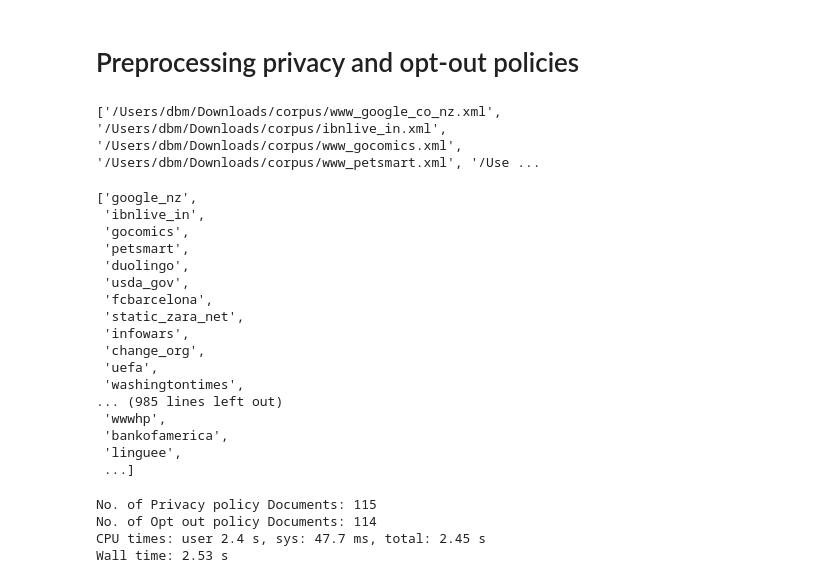
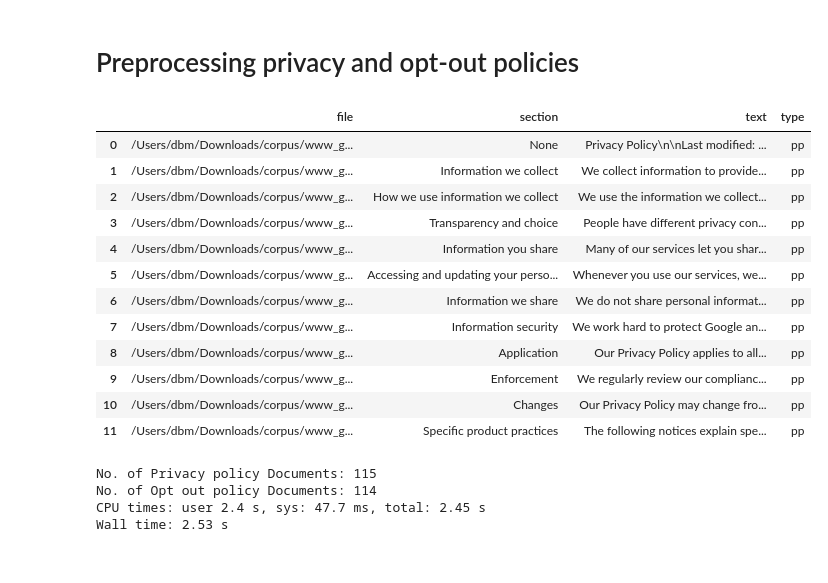
Before and after one commit to debshila/multilevel-text-summarization, a Jupyter notebook: src/Policy Preprocessing.ipynb, the cells around one changed output. Cells and saved outputs as stored; diff of their text form; code cells hidden in the pictures.

Commit message:
Adding in ACL policy preprocessing and topic modeling

```diff
--- a/src/Policy Preprocessing.ipynb
+++ b/src/Policy Preprocessing.ipynb
@@ -72,35 +71,37 @@ def extract_co_name(file, pat='\d+_|\.com|\.edu|\.html|\.xml|www_|_co'):
 pp_files = ls_fullpath(directory=pp_dir)
 oo_files = ls_fullpath(directory=oo_dir)
 oo_files = [i for i in oo_files if '.DS_Store' not in i]
-pp_xml_files = ls_fullpath(directory=pp_xml)
-print(pp_xml_files)
+# print(pp_xml_files)
-# %% [output]
-['/Users/dbm/Downloads/corpus/www_google_co_nz.xml', '/Users/dbm/Downloads/corpus/ibnlive_in.xml', '/Users/dbm/Downloads/corpus/www_gocomics.xml', '/Users/dbm/Downloads/corpus/www_petsmart.xml', '/Use ...
 # %%
 # Extract company names from filenames
 co_names_pp = [extract_co_name(file=file) for file in pp_files]
 co_names_oo = [extract_co_name(file=file) for file in oo_files]
 co_names_ppxml = [extract_co_name(file=file) for file in pp_xml_files]
-co_names = co_names_pp + co_names_oo
-co_names_ppxml
+co_names = co_names_pp + co_names_oo + co_names_ppxml
-# %% [output]
-['google_nz',
- 'ibnlive_in',
- 'gocomics',
- 'petsmart',
- 'duolingo',
- 'usda_gov',
- 'fcbarcelona',
- 'static_zara_net',
- 'infowars',
- 'change_org',
- 'uefa',
- 'washingtontimes',
-... (985 lines left out)
- 'wwwhp',
- 'bankofamerica',
- 'linguee',
- ...]
+# %%
+doc_type = 'pp'
+file = pp_xml_files[0]
+file
+e = etree.parse(file)
+text = [e.findall('.//SUBTEXT')[i].text for i in range(len(e.findall('.//SECTION')))]
+sec_title = [e.findall('.//SUBTITLE')[i].text for i in range(len(e.findall('.//SECTION')))]
+# #     policy_doc = {'file':file, 'text': text, 'title': sec_title}
+df = pd.DataFrame({'file':file, 'section':sec_title, 'text': text, 'type':doc_type})
+df
+# %% [output]
+|  | file | section | text | type |
+| 0 | /Users/dbm/Downloads/corpus/www_g... | None | Privacy Policy\n\nLast modified: ... | pp |
+| 1 | /Users/dbm/Downloads/corpus/www_g... | Information we collect | We collect information to provide... | pp |
+| 2 | /Users/dbm/Downloads/corpus/www_g... | How we use information we collect | We use the information we collect... | pp |
+| 3 | /Users/dbm/Downloads/corpus/www_g... | Transparency and choice | People have different privacy con... | pp |
+| 4 | /Users/dbm/Downloads/corpus/www_g... | Information you share | Many of our services let you shar... | pp |
+| 5 | /Users/dbm/Downloads/corpus/www_g... | Accessing and updating your perso... | Whenever you use our services, we... | pp |
+| 6 | /Users/dbm/Downloads/corpus/www_g... | Information we share | We do not share personal informat... | pp |
+| 7 | /Users/dbm/Downloads/corpus/www_g... | Information security | We work hard to protect Google an... | pp |
+| 8 | /Users/dbm/Downloads/corpus/www_g... | Application | Our Privacy Policy applies to all... | pp |
+| 9 | /Users/dbm/Downloads/corpus/www_g... | Enforcement | We regularly review our complianc... | pp |
+| 10 | /Users/dbm/Downloads/corpus/www_g... | Changes | Our Privacy Policy may change fro... | pp |
+| 11 | /Users/dbm/Downloads/corpus/www_g... | Specific product practices | The following notices explain spe... | pp |
 # %%
 # parse each xml file and generate a df
 import xml.etree.ElementTree as etree
```
Also changed, not shown: parts of 18 cells of this notebook, 2 other files.
